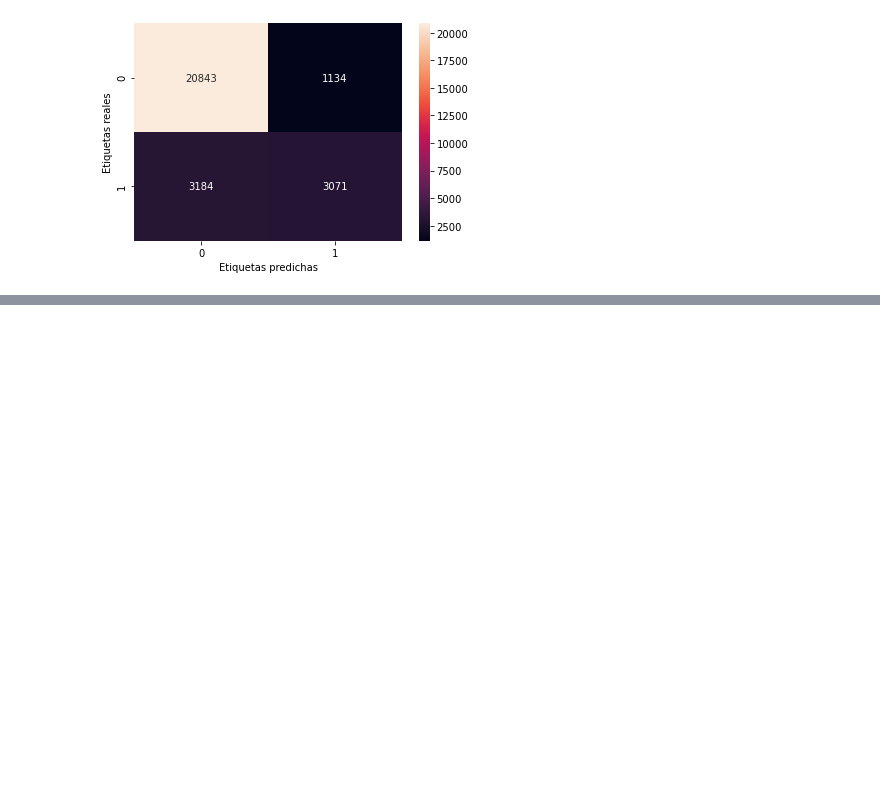
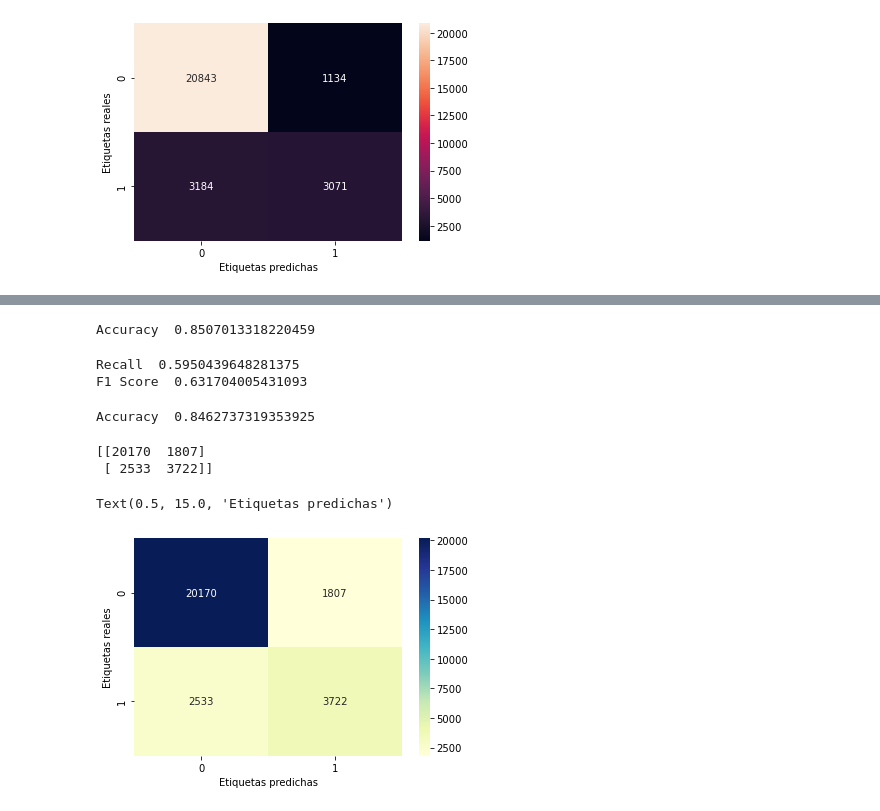
Before and after one commit to eszagadyn/DataScience-RegresionLogistica, a Jupyter notebook: RegresionLogistica.ipynb, the cells around one changed output, grey strips where cells are left out. Cells and saved outputs as stored; diff of their text form; code cells hidden in the pictures; blank space fills up the shorter version.

```diff
--- a/RegresionLogistica.ipynb
+++ b/RegresionLogistica.ipynb
@@ -600,0 +640,4 @@ Text(0.5, 15.0, 'Etiquetas predichas')
+# %%
+# Entrenamos el modelo de grilla
+
+xg_grid.fit(X_train_scaled, y_train)
@@ -600,0 +670,8 @@ Text(0.5, 15.0, 'Etiquetas predichas')
+# %%
+#Configuramos un nuevo modelo con los parámetros óptimos
+
+xg_best = XGBClassifier(n_estimators=500, max_depth=4, learning_rate=0.1, n_jobs=-1, use_label_encoder=False, verbosity=0)
+# %%
+# Entrenamos
+
+xg_best.fit(X_train_scaled, y_train)
@@ -600,0 +703,4 @@ Text(0.5, 15.0, 'Etiquetas predichas')
+# %%
+print("Accuracy ", accuracy_score(y_test, y_pred))
+# %% [output]
+Accuracy  0.8507013318220459
@@ -600,0 +709,25 @@ Text(0.5, 15.0, 'Etiquetas predichas')
+# %%
+y_pred_xg_04 = xg_best.predict_proba(X_test_scaled)
+y_pred_xg_04 = binarize(y_pred_xg_04, threshold=0.4)[:,1]
+y_pred_xg_04 = (y_pred_xg_04 > 0.4).astype(int)
+# %%
+print("Recall ", recall_score(y_test, y_pred_xg_04))
+
+print("F1 Score ", f1_score(y_test, y_pred_xg_04))
+# %% [output]
+Recall  0.5950439648281375
+F1 Score  0.631704005431093
+# %%
+print("Accuracy ", accuracy_score(y_test, y_pred_xg_04))
+# %% [output]
+Accuracy  0.8462737319353925
+# %%
+print(confusion_matrix(y_test, y_pred_xg_04))
+sns.heatmap(confusion_matrix(y_test, y_pred_xg_04), annot=True, fmt='.0f', cmap="YlGnBu")
+plt.ylabel('Etiquetas reales')
+plt.xlabel('Etiquetas predichas')
+# %% [output]
+[[20170  1807]
+ [ 2533  3722]]
+Text(0.5, 15.0, 'Etiquetas predichas')
+[figure, added]
```
Also changed, not shown: parts of 31 cells of this notebook.
